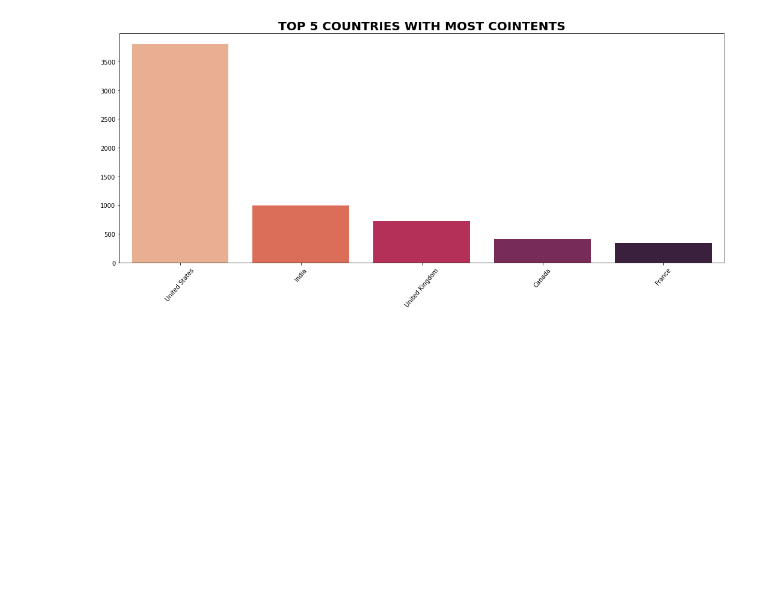
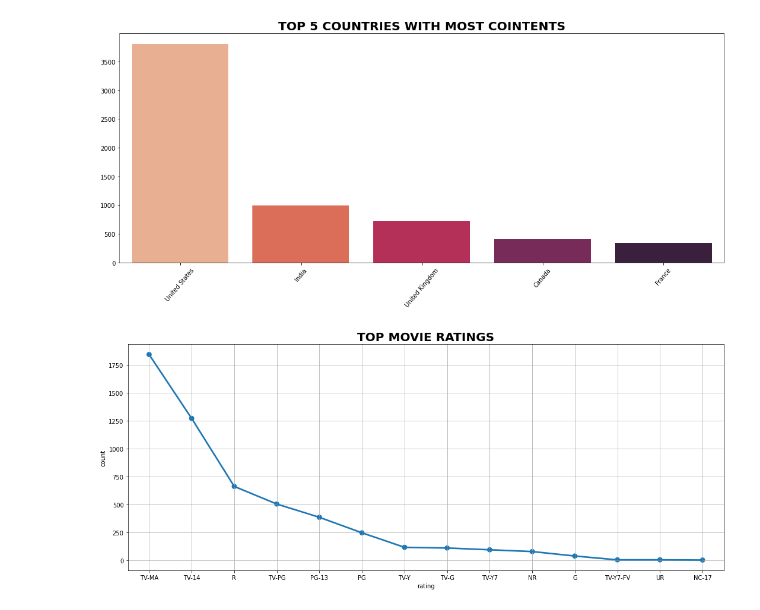
Before and after one commit to Arka1212/Netflix-Movies-And-TV-Shows-Clustering, a Jupyter notebook: NETFLIX_MOVIES_AND_TV_SHOWS_CLUSTERING.ipynb, the cells around one changed output. Cells and saved outputs as stored; diff of their text form; code cells hidden in the pictures; blank space fills up the shorter version.

```diff
--- a/NETFLIX_MOVIES_AND_TV_SHOWS_CLUSTERING.ipynb
+++ b/NETFLIX_MOVIES_AND_TV_SHOWS_CLUSTERING.ipynb
@@ -384,3 +379,20 @@ plt.show()
 # However, 'United States' tops the list with maximum number of contents.
 # %% [output]
 [figure]
+# %%
+# SEGREGATING TV SHOWS & MOVIES DATA.
+df_tv = netflix_df[netflix_df["type"] == "TV Show"]
+df_movies = netflix_df[netflix_df["type"] == "Movie"]
+# %%
+# ANALYSIS ON MOVIES.
+movie_ratings = df_movies.groupby(['rating'])['show_id'].count().reset_index(name='count').sort_values(by='count',ascending=False)
+fig_dims = (18,7)
+fig, ax = plt.subplots(figsize=fig_dims)
+sns.pointplot(x='rating',y='count',data=movie_ratings)
+plt.title('TOP MOVIE RATINGS',fontsize=20, fontweight='bold')
+plt.grid()
+plt.show()
+
+# Most of the movies are TV-MA rated.
+# %% [output]
+[figure, added]
```
Also changed, not shown: parts of 7 cells of this notebook.
